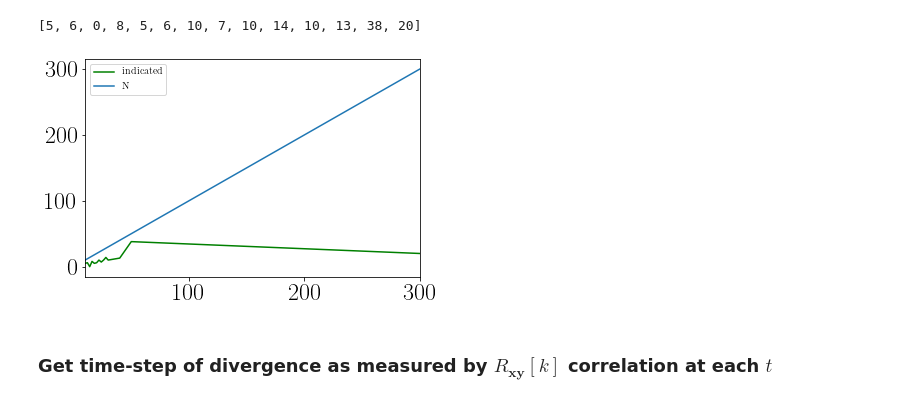
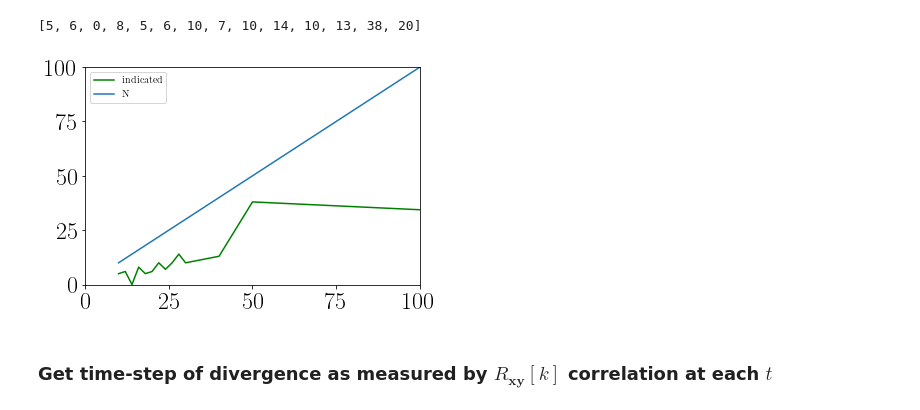
Before and after one commit to BrianWhiteaker/ChaosESN, a Jupyter notebook: NoGamma/outputsZ.ipynb, the cells around one changed output. Drawn from its saved outputs; the diff is of its cells as text; code cells hidden in the pictures.

```diff
--- a/NoGamma/outputsZ.ipynb
+++ b/NoGamma/outputsZ.ipynb
@@ -298,12 +298,12 @@ all_ranks[::-1]
 # %%
 plt.plot(size[::-1],all_ranks[::-1],'g', label='indicated')
 plt.plot(size[::-1],size[::-1], label='N')
-#plt.xlim(0,50)
-#plt.ylim(0,50)
+plt.xlim(0,100)
+plt.ylim(0,100)
 plt.legend()
 plt.show()
 # %% [output]
-[figure, old version]
+[figure, new version]
 # %% [markdown]
 ### Get time-step of divergence as measured by $R_{\mathbf{xy}}[k]$ correlation at each $t$
 # %%
```
Also changed, not shown: 2 other files.
